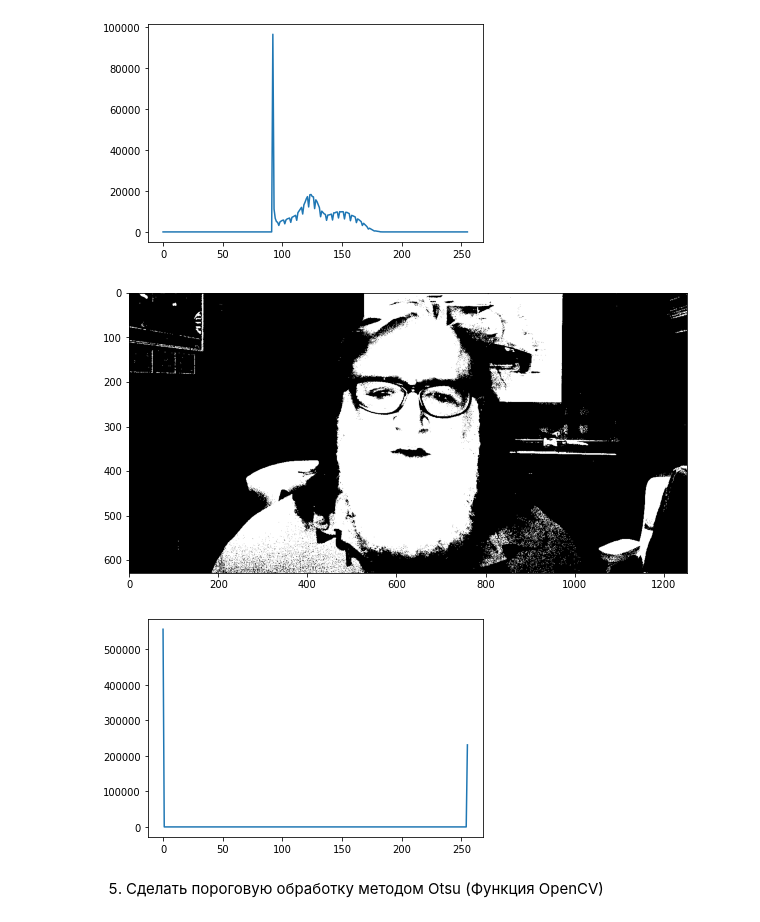
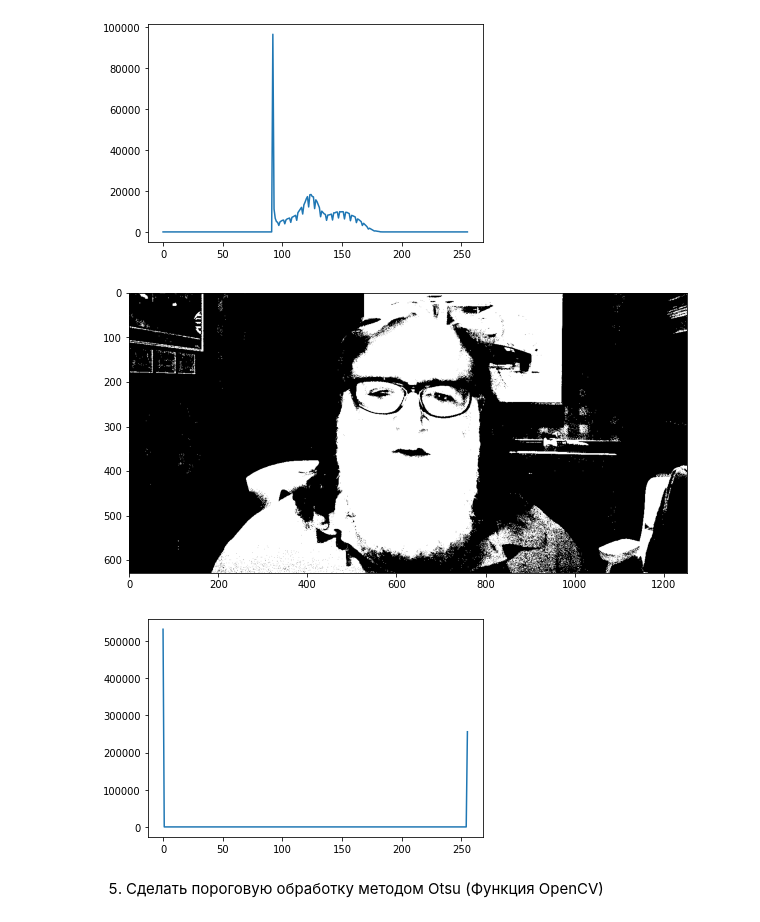
Before and after one commit to Liptee/Image-processing, a Jupyter notebook: LAB1/img_processing.ipynb, the cells around one changed output. Drawn from its saved outputs; the diff is of its cells as text; code cells hidden in the pictures.

```diff
--- a/LAB1/img_processing.ipynb
+++ b/LAB1/img_processing.ipynb
@@ -17,11 +17,8 @@ def decomp(img):
 
 def grayscale(img):
     R, G, B = decomp(img)
-    gray = np.array(R, copy=True)
-    for i in range(len(gray)):
-        for j in range(len(gray[0])):
-            gray[i][j] = R[i][j]*0.2989 + G[i][j]*0.587 + B[i][j]*0.114
-    return gray
+    gray = R*0.2989 + G*0.587 + B*0.114
+    return gray.astype('uint8')
 # %%
 gray = grayscale(img)
 fig = plt.figure(figsize=(10,10))
@@ -75,13 +72,13 @@ hist = make_hist(gray, draw=True)
 # %% [output]
 [figure]
 # %%
-binary_own = binary(gray, 140)
+binary_own = binary(gray, 137)
 # %% [output]
-[figure, old version]
+[figure, new version]
 # %%
 make_hist(binary_own, draw=True, rtrn=False)
 # %% [output]
-[figure, old version]
+[figure, new version]
 # %% [markdown]
 5. Сделать пороговую обработку методом Otsu (Функция OpenCV)
 # %%
```
Also changed, not shown: parts of 5 cells of this notebook.
